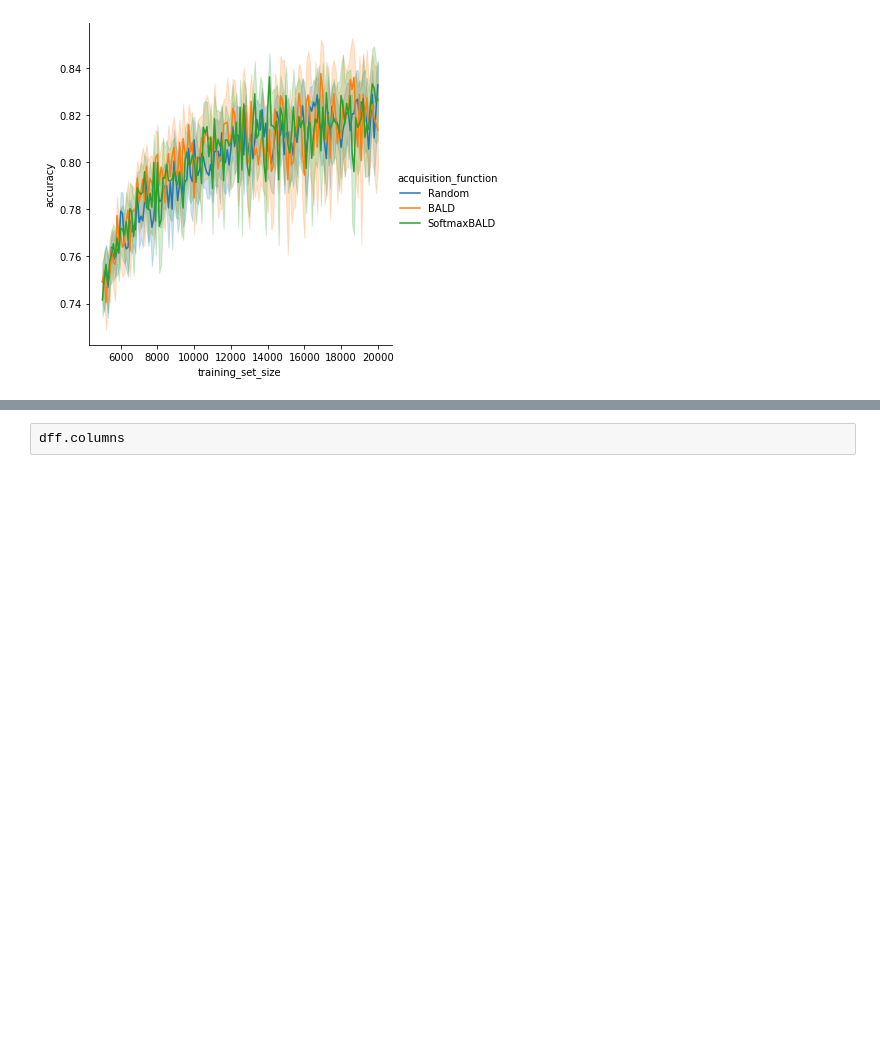
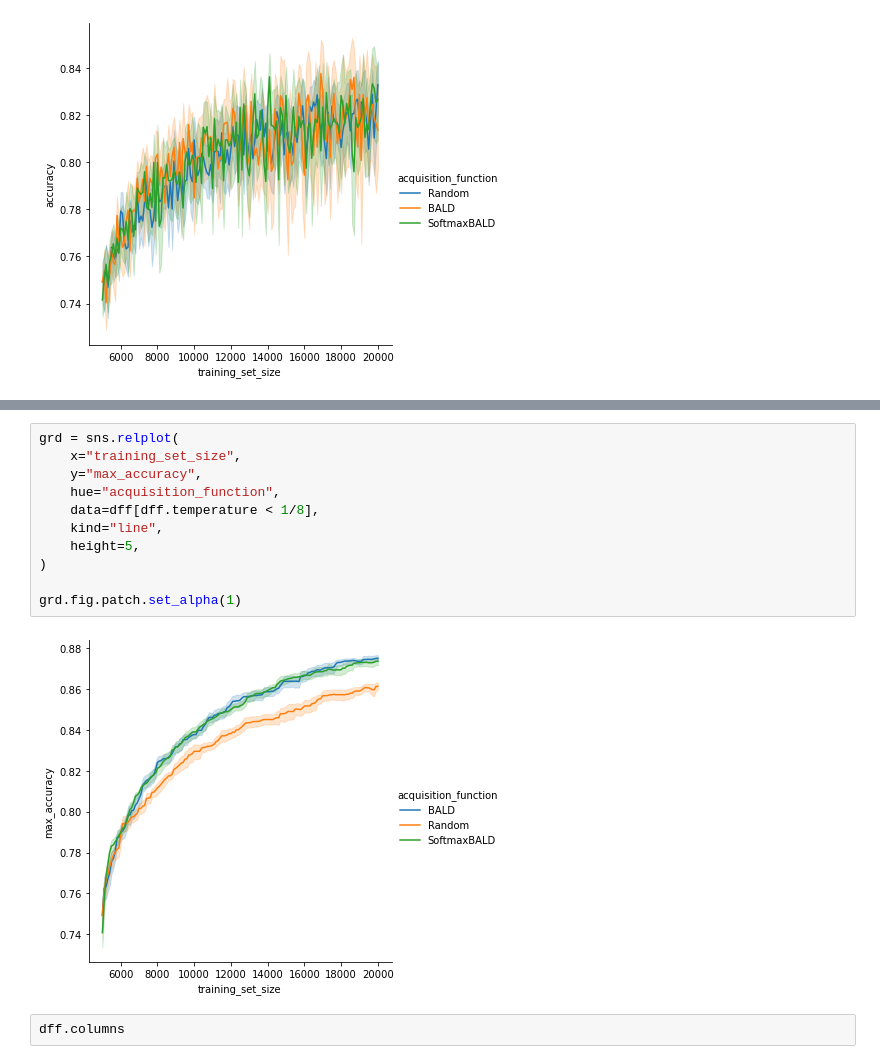
Before and after one commit to BlackHC/active_learning_redux, a Jupyter notebook: B_results_visualization_softmax_bald_cifar10.ipynb, the cells around one changed output, grey strips where cells are left out. Saved outputs shown, nothing was run; the diff lists cells and outputs as text; blank space fills up the shorter version.

```diff
--- a/B_results_visualization_softmax_bald_cifar10.ipynb
+++ b/B_results_visualization_softmax_bald_cifar10.ipynb
@@ -404,3 +427,16 @@ grd.fig.patch.set_alpha(1)
+# %%
+grd = sns.relplot(
+    x="training_set_size",
+    y="max_accuracy",
+    hue="acquisition_function",
+    data=dff[dff.temperature < 1/8],
+    kind="line",
+    height=5,
+)
+
+grd.fig.patch.set_alpha(1)
+# %% [output]
+[figure, added]
 # %%
 dff.columns
 # %% [output]
```
Also changed, not shown: parts of 12 cells of this notebook, 10 other files.
